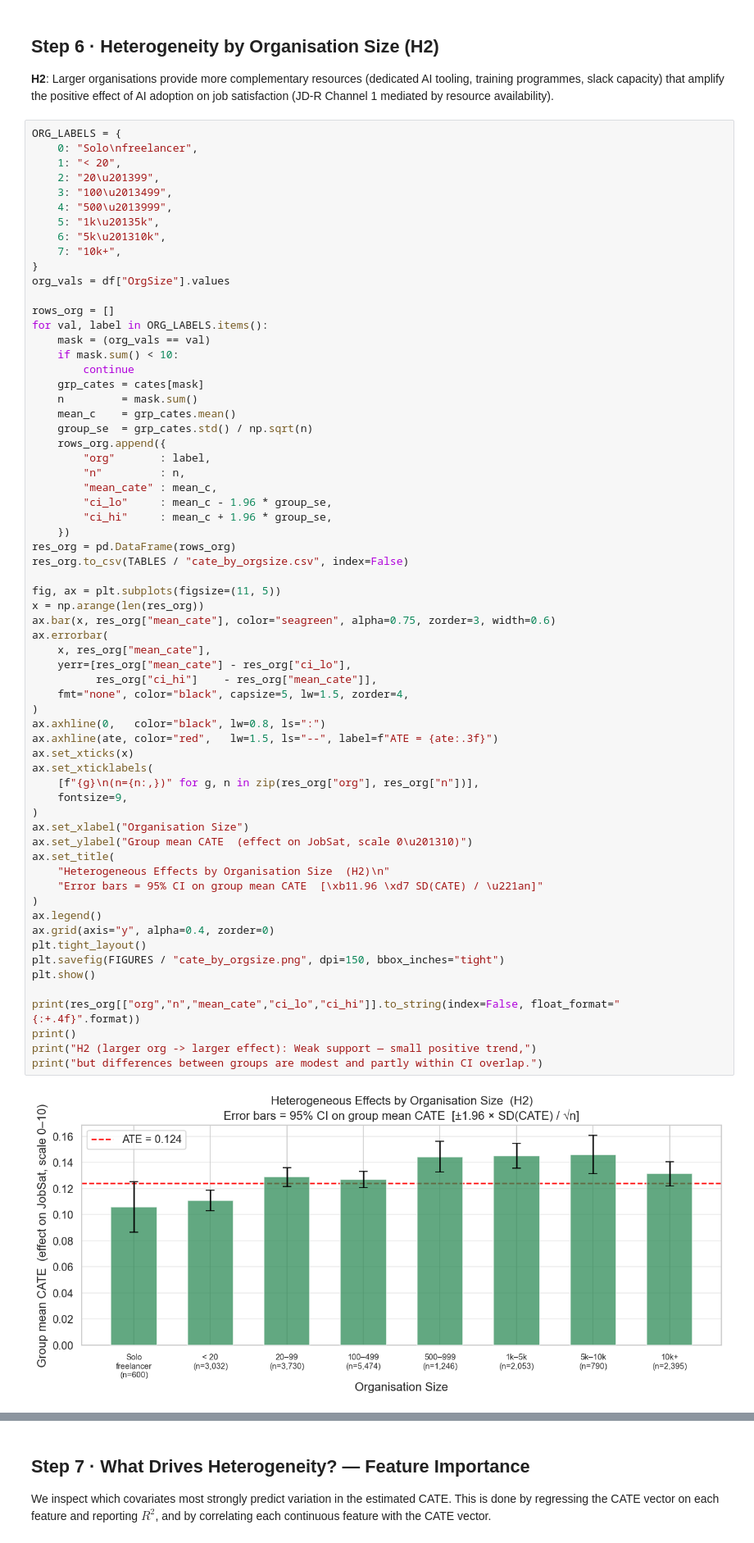
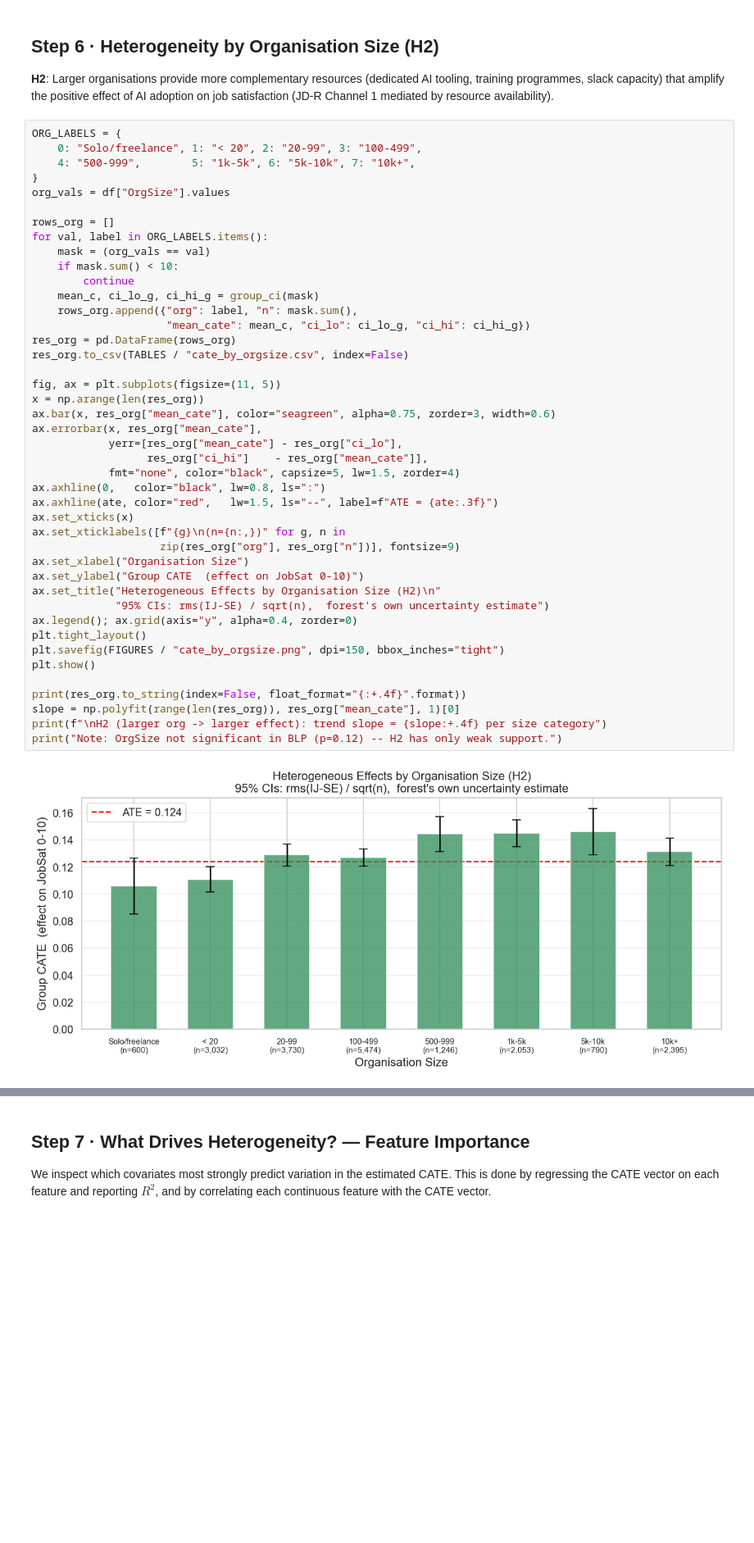
Before and after one commit to SivertIvarhus/Master-Thesis-NOVA-SBE-BA, a Jupyter notebook: notebooks/03-modeling.ipynb, the cells around one changed output, grey strips where cells are left out. Shown at 82% size. Cells and saved outputs as stored; diff of their text form; blank space fills up the shorter version.

```diff
--- a/notebooks/03-modeling.ipynb
+++ b/notebooks/03-modeling.ipynb
@@ -418,67 +462,46 @@ may be overwhelmed by AI errors; very senior devs may already have efficient wor
 **H2**: Larger organisations provide more complementary resources (dedicated AI tooling, training programmes, slack capacity) that amplify the positive effect of AI adoption on job satisfaction (JD-R Channel 1 mediated by resource availability).
 # %%
 ORG_LABELS = {
-    0: "Solo\nfreelancer",
-    1: "< 20",
-    2: "20\u201399",
-    3: "100\u2013499",
-    4: "500\u2013999",
-    5: "1k\u20135k",
-    6: "5k\u201310k",
-    7: "10k+",
+    0: "Solo/freelance", 1: "< 20", 2: "20-99", 3: "100-499",
+    4: "500-999",        5: "1k-5k", 6: "5k-10k", 7: "10k+",
 }
 org_vals = df["OrgSize"].values
 
 rows_org = []
 for val, label in ORG_LABELS.items():
     mask = (org_vals == val)
     if mask.sum() < 10:
         continue
-    grp_cates = cates[mask]
-    n         = mask.sum()
-    mean_c    = grp_cates.mean()
-    group_se  = grp_cates.std() / np.sqrt(n)
-    rows_org.append({
-        "org"       : label,
-        "n"         : n,
-        "mean_cate" : mean_c,
-        "ci_lo"     : mean_c - 1.96 * group_se,
-        "ci_hi"     : mean_c + 1.96 * group_se,
-    })
+    mean_c, ci_lo_g, ci_hi_g = group_ci(mask)
+    rows_org.append({"org": label, "n": mask.sum(),
+                     "mean_cate": mean_c, "ci_lo": ci_lo_g, "ci_hi": ci_hi_g})
 res_org = pd.DataFrame(rows_org)
 res_org.to_csv(TABLES / "cate_by_orgsize.csv", index=False)
 
 fig, ax = plt.subplots(figsize=(11, 5))
 x = np.arange(len(res_org))
 ax.bar(x, res_org["mean_cate"], color="seagreen", alpha=0.75, zorder=3, width=0.6)
-ax.errorbar(
-    x, res_org["mean_cate"],
-    yerr=[res_org["mean_cate"] - res_org["ci_lo"],
-          res_org["ci_hi"]    - res_org["mean_cate"]],
-    fmt="none", color="black", capsize=5, lw=1.5, zorder=4,
-)
+ax.errorbar(x, res_org["mean_cate"],
+            yerr=[res_org["mean_cate"] - res_org["ci_lo"],
+                  res_org["ci_hi"]    - res_org["mean_cate"]],
+            fmt="none", color="black", capsize=5, lw=1.5, zorder=4)
 ax.axhline(0,   color="black", lw=0.8, ls=":")
 ax.axhline(ate, color="red",   lw=1.5, ls="--", label=f"ATE = {ate:.3f}")
 ax.set_xticks(x)
-ax.set_xticklabels(
-    [f"{g}\n(n={n:,})" for g, n in zip(res_org["org"], res_org["n"])],
-    fontsize=9,
-)
+ax.set_xticklabels([f"{g}\n(n={n:,})" for g, n in
+                    zip(res_org["org"], res_org["n"])], fontsize=9)
 ax.set_xlabel("Organisation Size")
-ax.set_ylabel("Group mean CATE  (effect on JobSat, scale 0\u201310)")
-ax.set_title(
-    "Heterogeneous Effects by Organisation Size  (H2)\n"
-    "Error bars = 95% CI on group mean CATE  [\xb11.96 \xd7 SD(CATE) / \u221an]"
-)
-ax.legend()
-ax.grid(axis="y", alpha=0.4, zorder=0)
+ax.set_ylabel("Group CATE  (effect on JobSat 0-10)")
+ax.set_title("Heterogeneous Effects by Organisation Size (H2)\n"
+             "95% CIs: rms(IJ-SE) / sqrt(n),  forest's own uncertainty estimate")
+ax.legend(); ax.grid(axis="y", alpha=0.4, zorder=0)
 plt.tight_layout()
 plt.savefig(FIGURES / "cate_by_orgsize.png", dpi=150, bbox_inches="tight")
 plt.show()
 
-print(res_org[["org","n","mean_cate","ci_lo","ci_hi"]].to_string(index=False, float_format="{:+.4f}".format))
-print()
-print("H2 (larger org -> larger effect): Weak support — small positive trend,")
-print("but differences between groups are modest and partly within CI overlap.")
+print(res_org.to_string(index=False, float_format="{:+.4f}".format))
+slope = np.polyfit(range(len(res_org)), res_org["mean_cate"], 1)[0]
+print(f"\nH2 (larger org -> larger effect): trend slope = {slope:+.4f} per size category")
+print("Note: OrgSize not significant in BLP (p=0.12) -- H2 has only weak support.")
 # %% [output]
-[figure, old version]
+[figure, new version]
```
Also changed, not shown: parts of 6 cells of this notebook.
